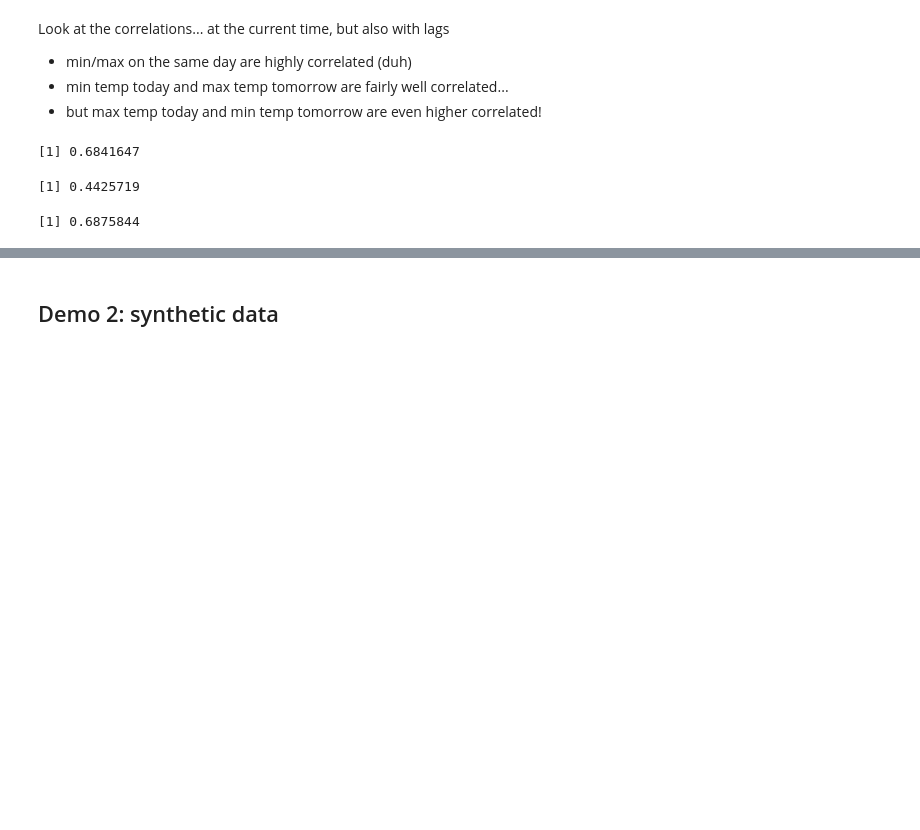
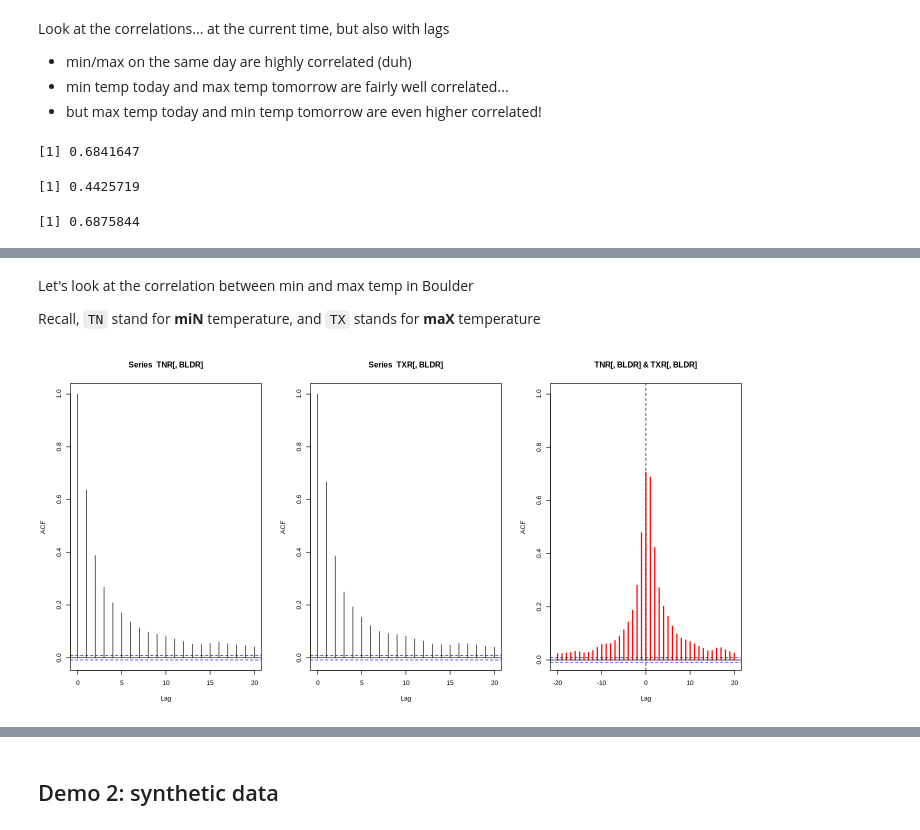
Before and after one commit to stephenbeckr/time-series-class, a Jupyter notebook: Demos/TimeSeries_MultivariateDemo.ipynb, the cells around one changed output, grey strips where cells are left out. Drawn from its saved outputs; the diff is of its cells as text; code cells hidden in the pictures; blank space fills up the shorter version.

```diff
--- a/Demos/TimeSeries_MultivariateDemo.ipynb
+++ b/Demos/TimeSeries_MultivariateDemo.ipynb
@@ -63,0 +82,13 @@ cor(ts.min[2:501],ts.max[1:500])
+# %% [markdown]
+Let's look at the correlation between min and max temp in Boulder
+
+Recall, `TN` stand for **miN** temperature, and `TX` stands for **maX** temperature
+# %%
+options(repr.plot.width = 12, repr.plot.height=6)
+par(mfrow=c(1,3))
+acf(TNR[,BLDR],na.action=na.pass,lag.max=20)
+acf(TXR[,BLDR],na.action=na.pass,lag.max=20)
+ccf(TNR[,BLDR],TXR[,BLDR],na.action=na.pass,lag.max=20,col="red",lwd=2,ylim=c(0,1))
+abline(v=0,lty=2)
+# %% [output]
+[figure, added]
```
Also changed, not shown: parts of 43 cells of this notebook.
